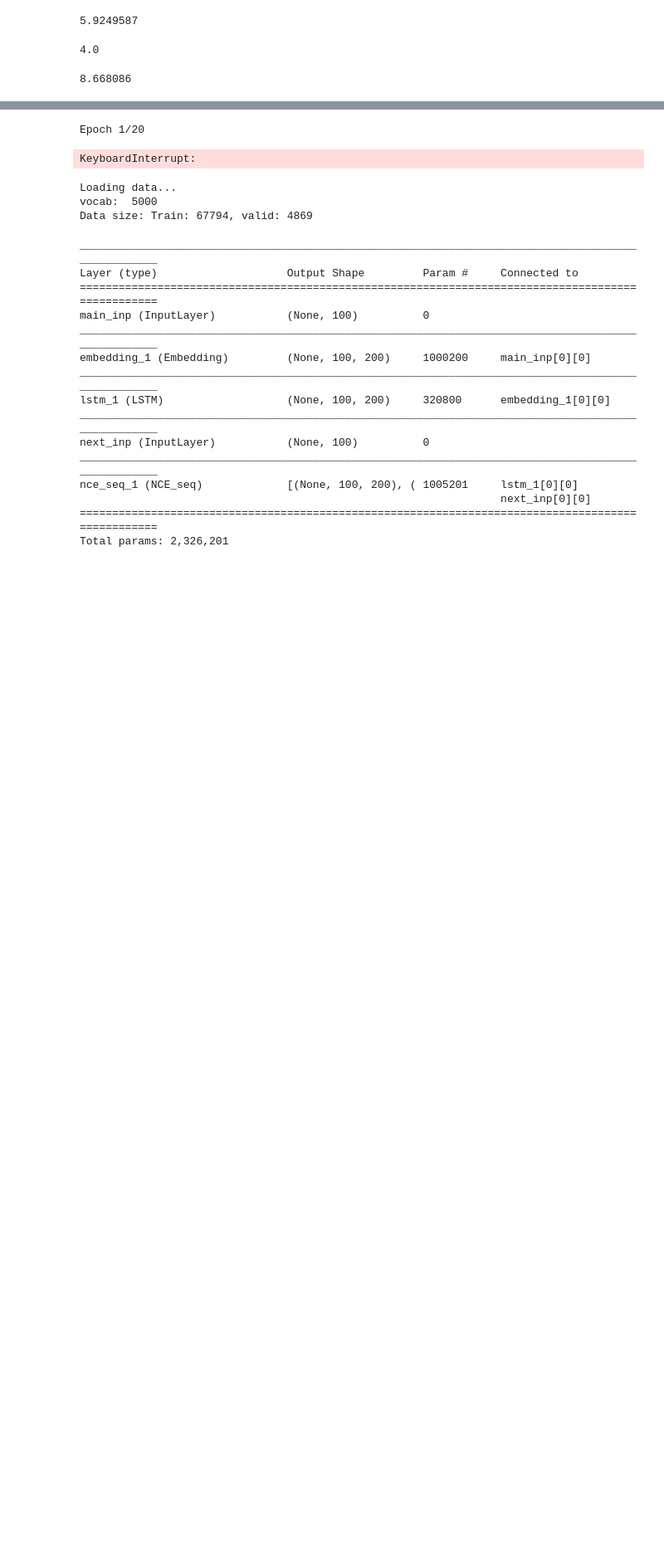
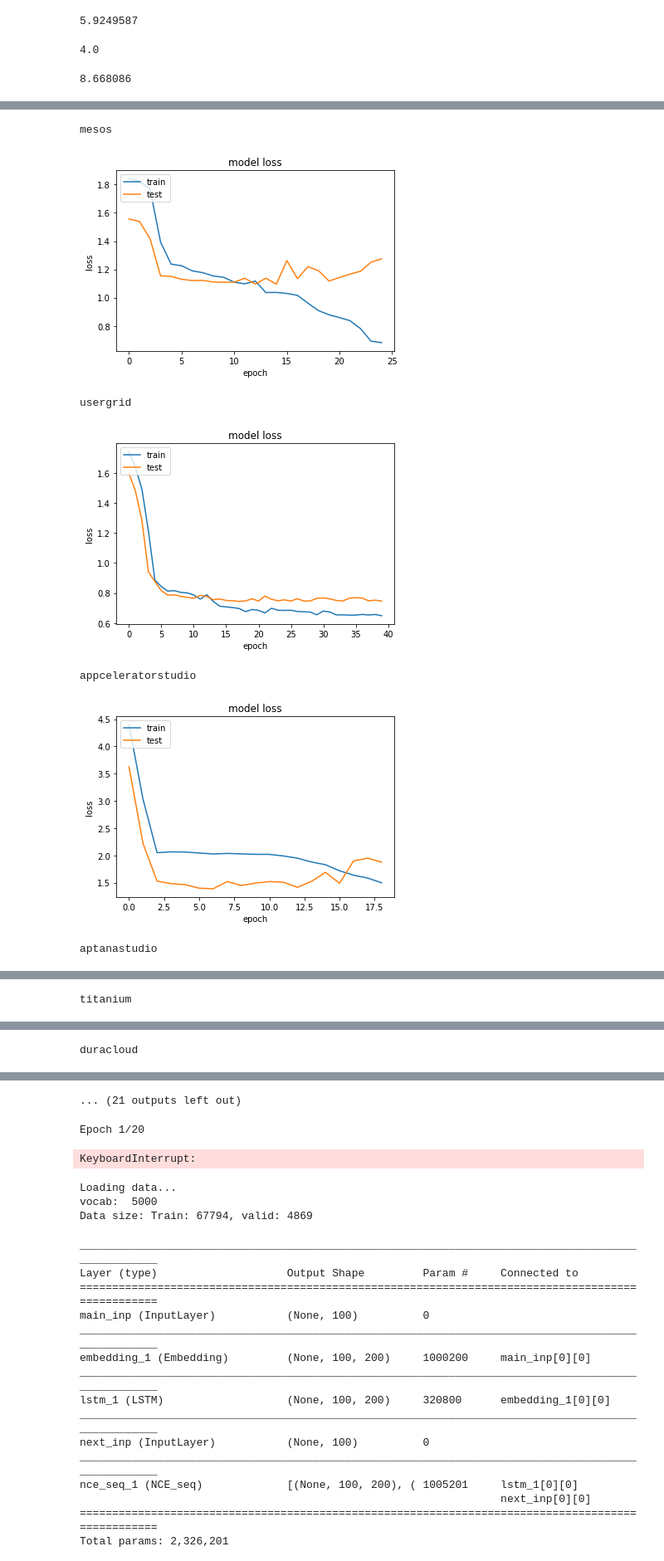
Before and after one commit to Gabrui/estimar-pontos-estoria, a Jupyter notebook: Estimativas de Pontos de Estória por Aprendizado Profundo.ipynb, the cells around one changed output, grey strips where cells are left out. Shown at 83% size. Cells and saved outputs as stored; diff of their text form; code cells hidden in the pictures; blank space fills up the shorter version.

```diff
--- a/Estimativas de Pontos de Estória por Aprendizado Profundo.ipynb
+++ b/Estimativas de Pontos de Estória por Aprendizado Profundo.ipynb
@@ -357,0 +993,23 @@ NameError: name 'hist_train' is not defined
+# %%
+rerodar = []
+for project in project_repos.keys():
+    print(project)
+    h = load_pickle(hist_data_path % project)
+    plt.plot(h['loss'])
+    plt.plot(h['val_loss'])
+    plt.title('model loss')
+    plt.ylabel('loss')
+    plt.xlabel('epoch')
+    plt.legend(['train', 'test'], loc='upper left')
+    plt.show()
+    if min(h['val_loss']) / deepse_baseline[project] > 0.95:
+        rerodar.append(project)
+rerodar
+# %% [output]
+mesos
+[figure, added]
+usergrid
+[figure, added]
+appceleratorstudio
+[figure, added]
+aptanastudio
@@ -357,0 +1017 @@ NameError: name 'hist_train' is not defined
+titanium
@@ -357,0 +1019 @@ NameError: name 'hist_train' is not defined
+duracloud
@@ -358,3 +1021,4 @@ NameError: name 'hist_train' is not defined
+... (21 outputs left out)
 # %%
 class EstimativaConstrastivaRuidosa(keras.layers.Layer):
     def __init__(self, init='glorot_uniform', comprimento=10,
```
Also changed, not shown: parts of 66 cells of this notebook, 10 other files.
